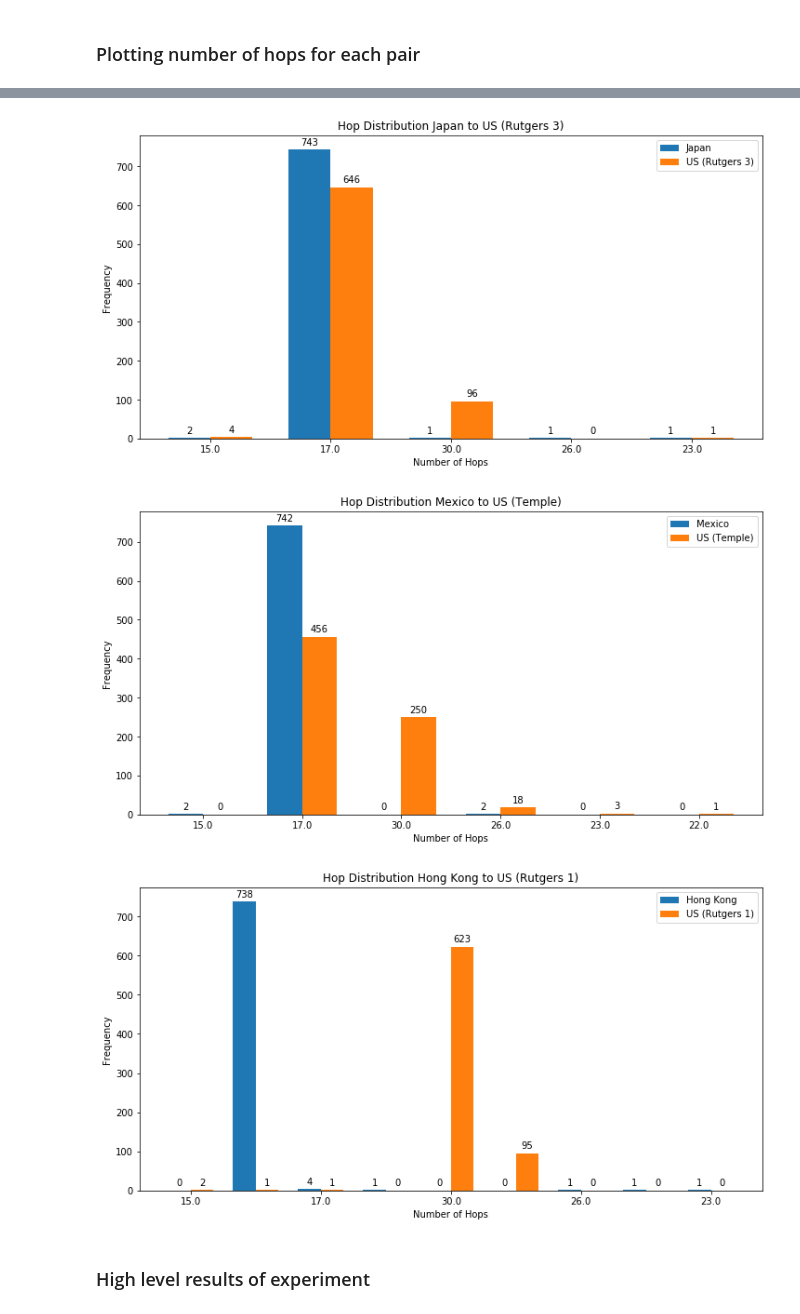
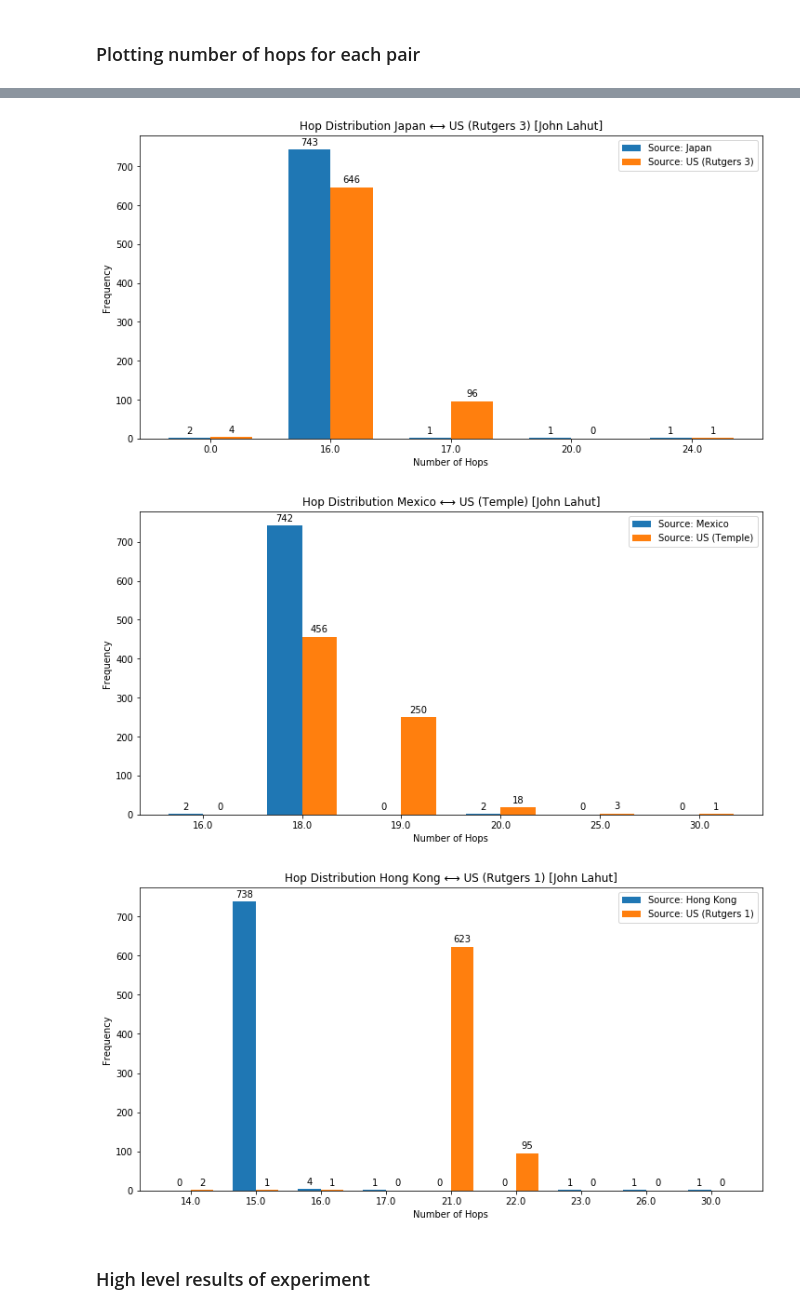
Before and after one commit to johnlahut/planet-lab, a Jupyter notebook: analysis/Analysis.ipynb, the cells around one changed output, grey strips where cells are left out. Saved outputs shown, nothing was run; the diff lists cells and outputs as text; code cells hidden in the pictures.

```diff
--- a/analysis/Analysis.ipynb
+++ b/analysis/Analysis.ipynb
@@ -109,12 +110,16 @@ def analyze_ping(data):
         metrics = data['raw_data'].split('\n')[-2].split('=')[1].strip().replace(' ms', '').split(',')[0].split('/')
         data['min_ping_time'], data['avg_ping_time'], data['max_ping_time'], data['sd_ping_time'] = \
             float(metrics[0]), float(metrics[1]), float(metrics[2]), float(metrics[3])
+    except Exception as e:
+        print(f"No calculated data for: {data['filename']} [stats]")
+
+    try:
 
         # --- parse out packet loss ---
         # third to last line will always be the line with packet loss
         data['packet_loss'] = float(data['raw_data'].split('\n')[-3].split(',')[2].split(' ')[1].replace('%', ''))
     except Exception as e:
-        print(f"No calculated data for: {data['filename']}")
+        print(f"No calculated data for: {data['filename']} [packetloss]")
     return data
 
 def analyze_traceroute(data):
@@ -128,7 +133,6 @@ def analyze_traceroute(data):
     try:
         traceroute = [x.strip() for x in data['raw_data'].split('\n')]
         routers = [x.split('  ')[1] for x in traceroute if len(x.split('  ')) > 1]
-#         print(routers)
         ip_addresses = [x.split(' ')[1].replace('(', '').replace(')', '') for x in routers]
 
         data['num_hops'] = len(routers)
@@ -211,5 +188,5 @@ df[df['measure'] == 'traceroute']
     ax.legend(legend)
     ax.set_xlabel('Date')
     ax.set_ylabel('Time (ms)')
-    ax.set_title(f'Average Pairwise Ping Time {node_pairs[title]}')
+    ax.set_title(f'Average Pairwise Ping Time {node_pairs[title]} [John Lahut]')
 # %% [output]
@@ -230,17 +211,19 @@ for title, group in df[df['measure'] == 'traceroute'].groupby(['pair']):
 
     rect1 = None
     rect2 = None
-
+    x_labels = []
     for i, (t, g) in enumerate(group.groupby(['src_id'])):
         counters = {k:0 for k in hop_values}
         x = np.arange(len(counters.keys()))
+        for k in counters.keys():
+            if k not in x_labels:
+                x_labels.append(k)
         for row in g['num_hops']:
             counters[row] += 1
-
         if i == 0:
-            rect1 = ax.bar(x - width / 2, counters.values(), width, label = node_loc[t])
+            rect1 = ax.bar(x - width / 2, counters.values(), width, label = f'Source: {node_loc[t]}')
         else:
-            rect2 = ax.bar(x + width / 2, counters.values(), width, label = node_loc[t])
+            rect2 = ax.bar(x + width / 2, counters.values(), width, label = f'Source: {node_loc[t]}')
 
     def autolabel(rects):
         """Attach a text label above each bar in *rects*, displaying its height."""
@@ -257,6 +240,7 @@ for title, group in df[df['measure'] == 'traceroute'].groupby(['pair']):
     ax.legend()
     ax.set_xlabel('Number of Hops')
     ax.set_ylabel('Frequency')
+    ax.set_xticks(x)
     ax.set_xticklabels(x_labels)
-    ax.set_title(f'Hop Distribution {node_pairs[set(group["pair"].values).pop()]}')
+    ax.set_title(f'Hop Distribution {node_pairs[set(group["pair"].values).pop()]} [John Lahut]')
 # %% [output]
@@ -265,6 +249,6 @@ for title, group in df[df['measure'] == 'traceroute'].groupby(['pair']):
-[figure, old version]
+[figure, new version]
-[figure, old version]
+[figure, new version]
-[figure, old version]
+[figure, new version]
 # %% [markdown]
 ### High level results of experiment
 # %% [markdown]
```
Also changed, not shown: parts of 26 cells of this notebook, 1 other file.
